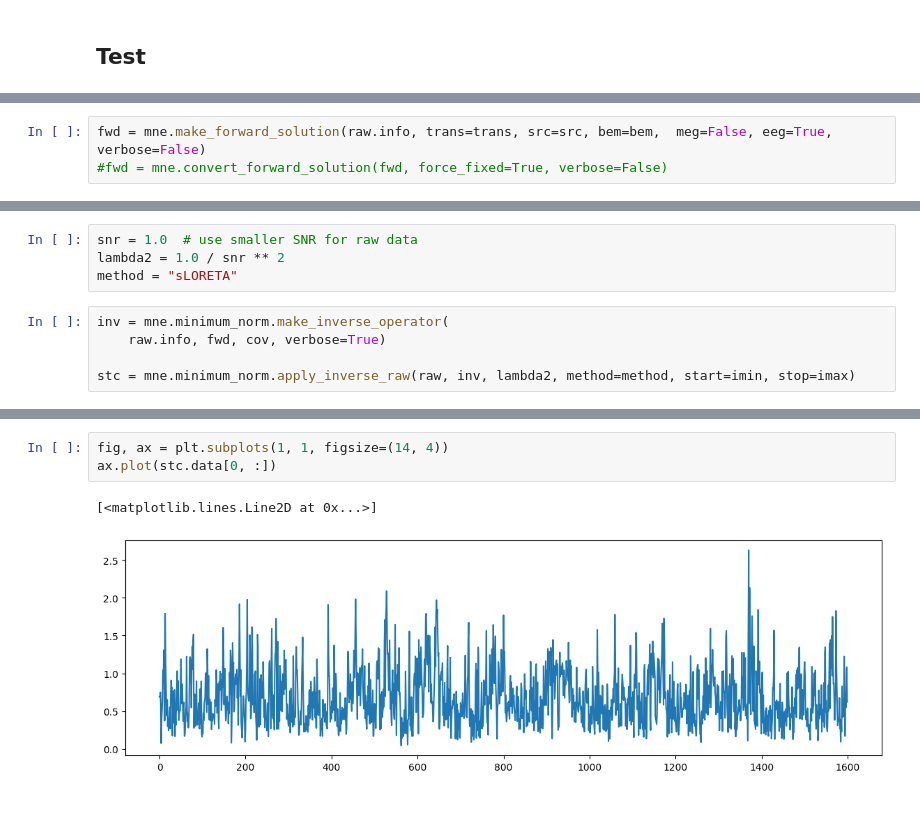
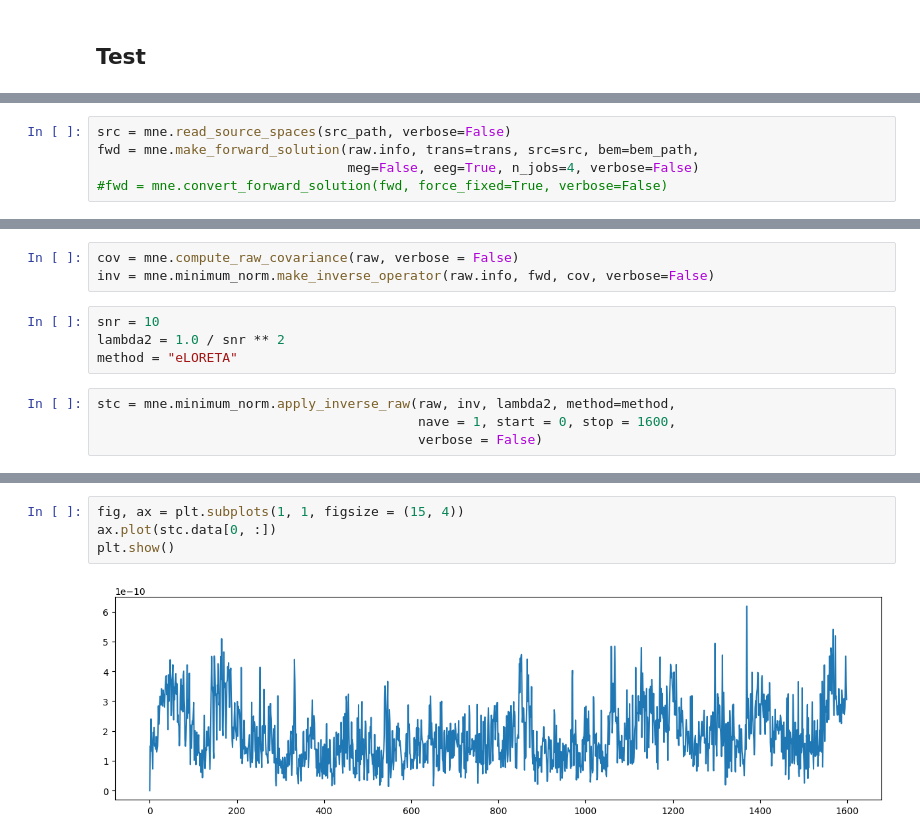
Before and after one commit to gjoelbye/TCAV-BENDR, a Jupyter notebook: notebooks/development-anders.ipynb, the cells around one changed output, grey strips where cells are left out. Drawn from its saved outputs; the diff is of its cells as text; blank space fills up the shorter version.

```diff
--- a/notebooks/development-anders.ipynb
+++ b/notebooks/development-anders.ipynb
@@ -44,3 +55,5 @@ raw = raw.set_eeg_reference(projection=True, verbose = False)
 # %%
-fwd = mne.make_forward_solution(raw.info, trans=trans, src=src, bem=bem,  meg=False, eeg=True, verbose=False)
+src = mne.read_source_spaces(src_path, verbose=False)
+fwd = mne.make_forward_solution(raw.info, trans=trans, src=src, bem=bem_path,
+                                meg=False, eeg=True, n_jobs=4, verbose=False)
 #fwd = mne.convert_forward_solution(fwd, force_fixed=True, verbose=False)
@@ -54,9 +60,11 @@ cov = mne.compute_raw_covariance(raw, verbose=False, tmin=tmin, tmax=tmax)
+# %%
+cov = mne.compute_raw_covariance(raw, verbose = False)
+inv = mne.minimum_norm.make_inverse_operator(raw.info, fwd, cov, verbose=False)
 # %%
-snr = 1.0  # use smaller SNR for raw data
+snr = 10
 lambda2 = 1.0 / snr ** 2
-method = "sLORETA"
+method = "eLORETA"
 # %%
-inv = mne.minimum_norm.make_inverse_operator(
-    raw.info, fwd, cov, verbose=True)
-
-stc = mne.minimum_norm.apply_inverse_raw(raw, inv, lambda2, method=method, start=imin, stop=imax)
+stc = mne.minimum_norm.apply_inverse_raw(raw, inv, lambda2, method=method,
+                                         nave = 1, start = 0, stop = 1600,
+                                         verbose = False)
@@ -97,6 +71,6 @@ Ready.
 # %%
-fig, ax = plt.subplots(1, 1, figsize=(14, 4))
+fig, ax = plt.subplots(1, 1, figsize = (15, 4))
 ax.plot(stc.data[0, :])
+plt.show()
 # %% [output]
-[<matplotlib.lines.Line2D at 0x...>]
-[figure, old version]
+[figure, new version]
```
Also changed, not shown: parts of 8 cells of this notebook.
